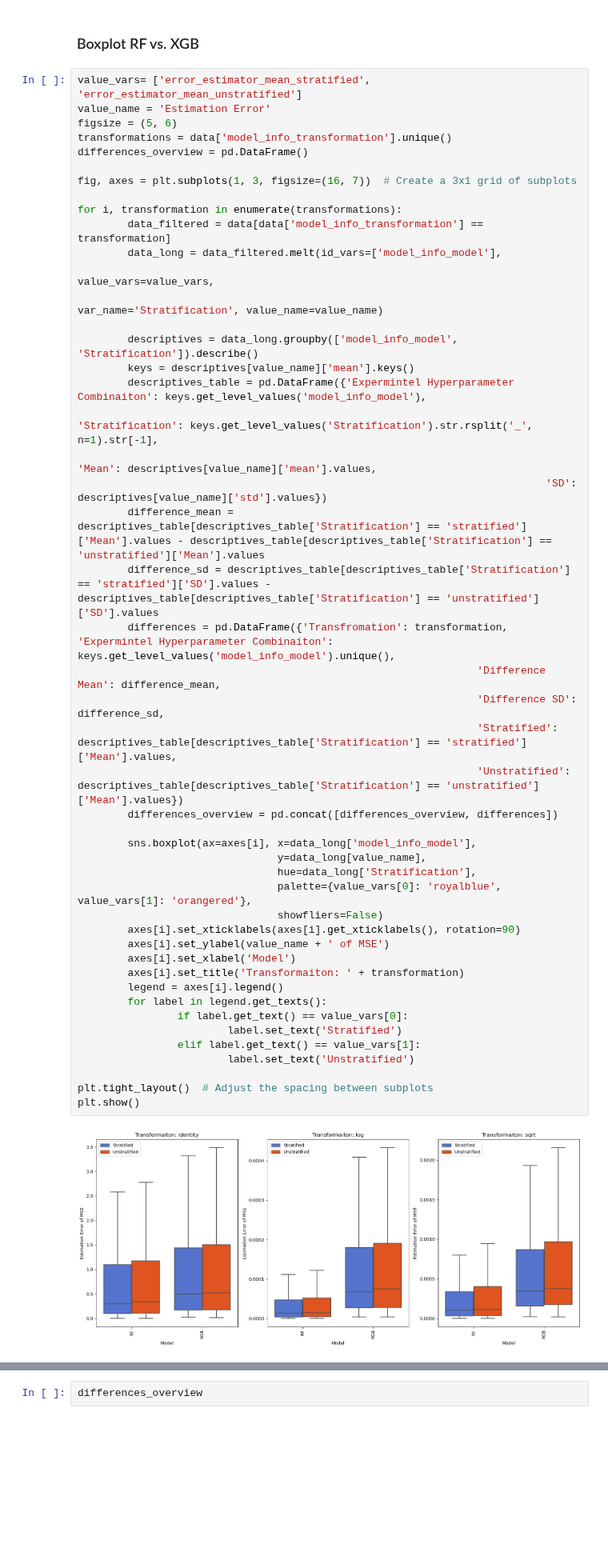
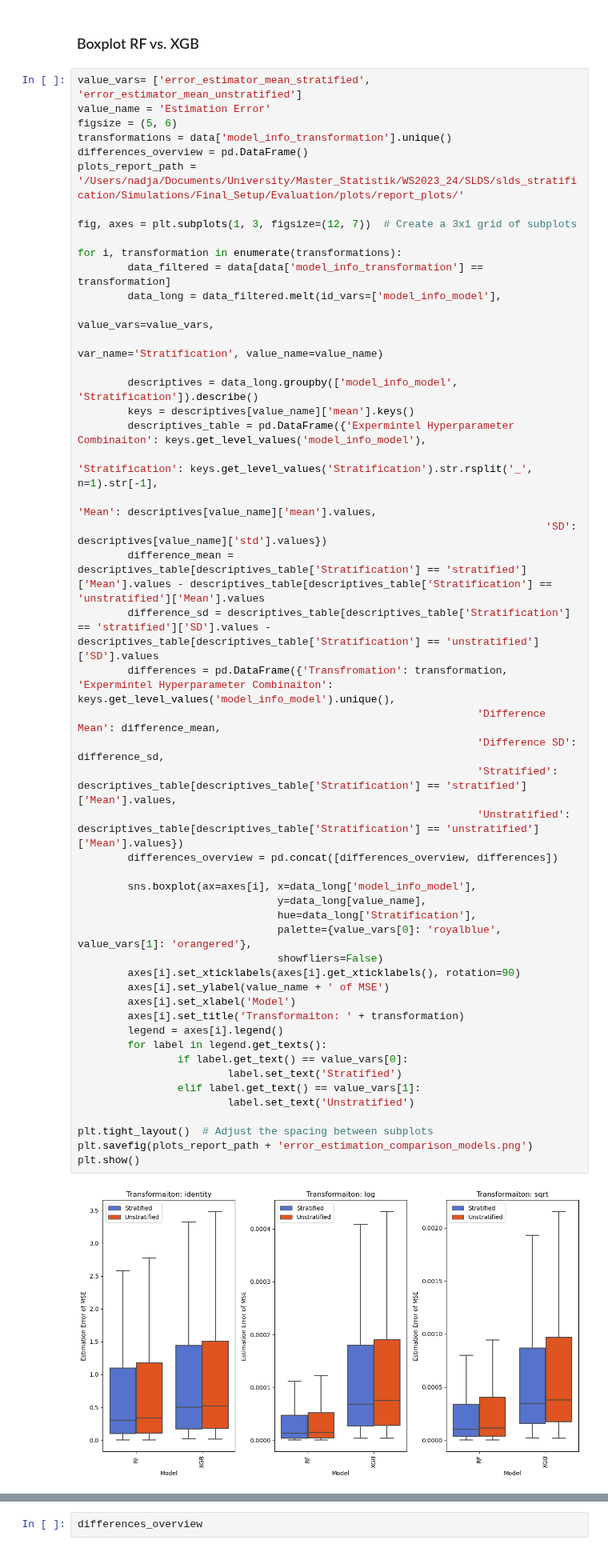
Before and after one commit to annegriddl/slds_stratification, a Jupyter notebook: Simulations/Final_Setup/Evaluation/04_Error_Estimator_json.ipynb, the cells around one changed output, grey strips where cells are left out. Shown at 80% size. Cells and saved outputs as stored; diff of their text form; blank space fills up the shorter version.

Commit message:
writing results part report

```diff
--- a/Simulations/Final_Setup/Evaluation/04_Error_Estimator_json.ipynb
+++ b/Simulations/Final_Setup/Evaluation/04_Error_Estimator_json.ipynb
@@ -187,8 +187,9 @@ value_name = 'Estimation Error'
 figsize = (5, 6)
 transformations = data['model_info_transformation'].unique()
 differences_overview = pd.DataFrame()
+plots_report_path = '/Users/nadja/Documents/University/Master_Statistik/WS2023_24/SLDS/slds_stratification/Simulations/Final_Setup/Evaluation/plots/report_plots/'
 
-fig, axes = plt.subplots(1, 3, figsize=(16, 7))  # Create a 3x1 grid of subplots
+fig, axes = plt.subplots(1, 3, figsize=(12, 7))  # Create a 3x1 grid of subplots
 
 for i, transformation in enumerate(transformations):
         data_filtered = data[data['model_info_transformation'] == transformation]
@@ -203,31 +204,32 @@ for i, transformation in enumerate(transformations):
                                                                            'Mean': descriptives[value_name]['mean'].values,
                                                                            'SD': descriptives[value_name]['std'].values})
         difference_mean = descriptives_table[descriptives_table['Stratification'] == 'stratified']['Mean'].values - descriptives_table[descriptives_table['Stratification'] == 'unstratified']['Mean'].values
         difference_sd = descriptives_table[descriptives_table['Stratification'] == 'stratified']['SD'].values - descriptives_table[descriptives_table['Stratification'] == 'unstratified']['SD'].values
         differences = pd.DataFrame({'Transfromation': transformation, 'Expermintel Hyperparameter Combinaiton': keys.get_level_values('model_info_model').unique(),
                                                                 'Difference Mean': difference_mean,
                                                                 'Difference SD': difference_sd,
                                                                 'Stratified': descriptives_table[descriptives_table['Stratification'] == 'stratified']['Mean'].values,
                                                                 'Unstratified': descriptives_table[descriptives_table['Stratification'] == 'unstratified']['Mean'].values})
         differences_overview = pd.concat([differences_overview, differences])
 
         sns.boxplot(ax=axes[i], x=data_long['model_info_model'],
                                 y=data_long[value_name],
                                 hue=data_long['Stratification'],
                                 palette={value_vars[0]: 'royalblue', value_vars[1]: 'orangered'},
                                 showfliers=False)
         axes[i].set_xticklabels(axes[i].get_xticklabels(), rotation=90)
         axes[i].set_ylabel(value_name + ' of MSE')
         axes[i].set_xlabel('Model')
         axes[i].set_title('Transformaiton: ' + transformation)
         legend = axes[i].legend()
         for label in legend.get_texts():
                 if label.get_text() == value_vars[0]:
                         label.set_text('Stratified')
                 elif label.get_text() == value_vars[1]:
                         label.set_text('Unstratified')
 
 plt.tight_layout()  # Adjust the spacing between subplots
+plt.savefig(plots_report_path + 'error_estimation_comparison_models.png')
 plt.show()
 # %% [output]
-[figure, old version]
+[figure, new version]
```
Also changed, not shown: parts of 4 cells of this notebook, 11 other files.
